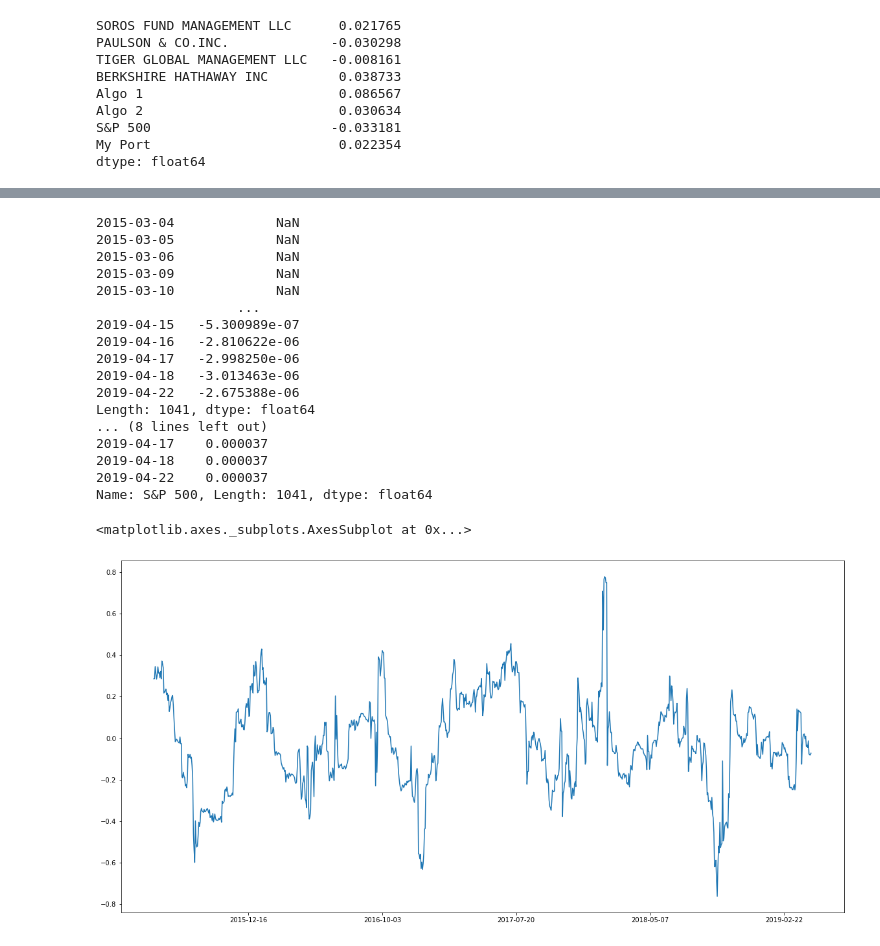
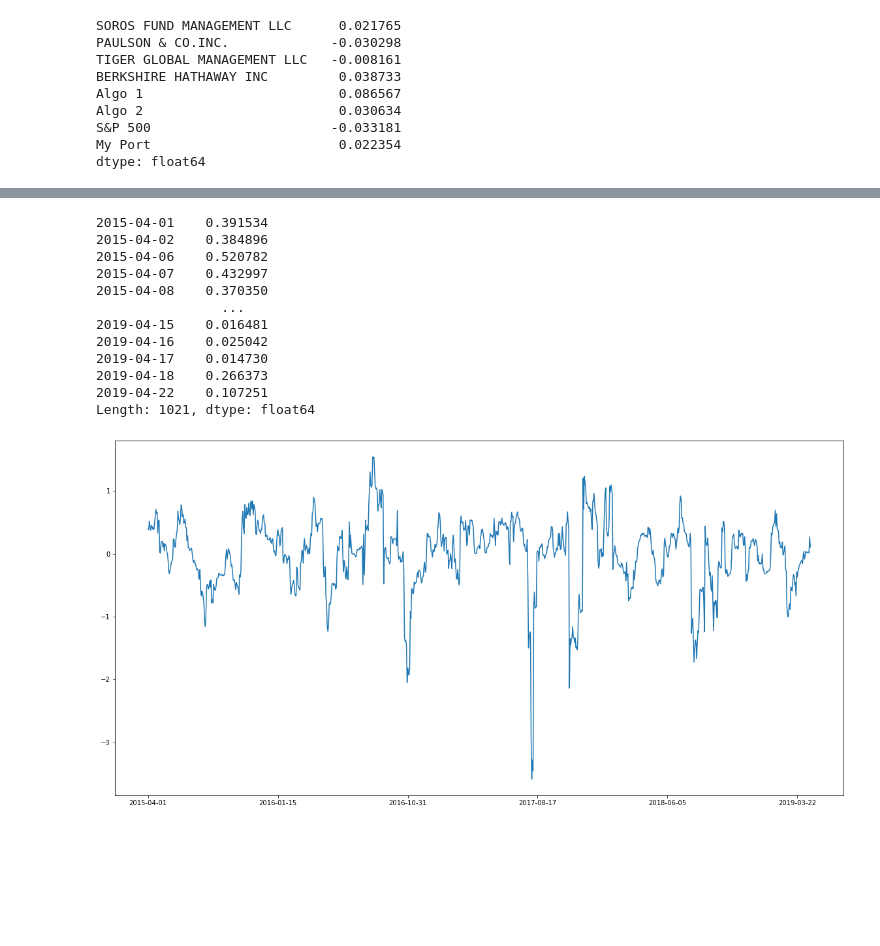
Before and after one commit to clarson00/FinTech-Works, a Jupyter notebook: Whale_Analysis/whale_analysis.ipynb, the cells around one changed output, grey strips where cells are left out. Drawn from its saved outputs; the diff is of its cells as text; code cells hidden in the pictures; blank space fills up the shorter version.

```diff
--- a/Whale_Analysis/whale_analysis.ipynb
+++ b/Whale_Analysis/whale_analysis.ipynb
@@ -765,37 +766,33 @@ correlation
 # %%
 # Beta
 # YOUR CODE HERE
 
 #Covariance
-fullport_covariance = fullport['My Port'].rolling(window=60).cov(fullport['S&P 500'])
+fullport_covariance = fullport['My Port'].rolling(window=21).cov(fullport['S&P 500'])
 
 #S&P Variance
-snp_variance =fullport['S&P 500'].rolling(window=60).var()
+snp_variance =fullport['S&P 500'].rolling(window=21).var()
 
 #Test
-print(fullport_covariance)
-print(snp_variance)
+#print(fullport_covariance)
+#print(snp_variance)
 
 #Calculate Beta
 myport_beta = fullport_covariance / snp_variance
+myport_beta.dropna(inplace=True)
 myport_beta.plot(figsize=(20,10))
+myport_beta
 # %% [output]
-2015-03-04             NaN
-2015-03-05             NaN
-2015-03-06             NaN
-2015-03-09             NaN
-2015-03-10             NaN
-                  ...
-2019-04-15   -5.300989e-07
-2019-04-16   -2.810622e-06
-2019-04-17   -2.998250e-06
-2019-04-18   -3.013463e-06
-2019-04-22   -2.675388e-06
-Length: 1041, dtype: float64
-... (8 lines left out)
-2019-04-17    0.000037
-2019-04-18    0.000037
-2019-04-22    0.000037
-Name: S&P 500, Length: 1041, dtype: float64
+2015-04-01    0.391534
+2015-04-02    0.384896
+2015-04-06    0.520782
+2015-04-07    0.432997
+2015-04-08    0.370350
+                ...
+2019-04-15    0.016481
+2019-04-16    0.025042
+2019-04-17    0.014730
+2019-04-18    0.266373
+2019-04-22    0.107251
+Length: 1021, dtype: float64
-<matplotlib.axes._subplots.AxesSubplot at 0x...>
-[figure, old version]
+[figure, new version]
```
Also changed, not shown: parts of 9 cells of this notebook.
